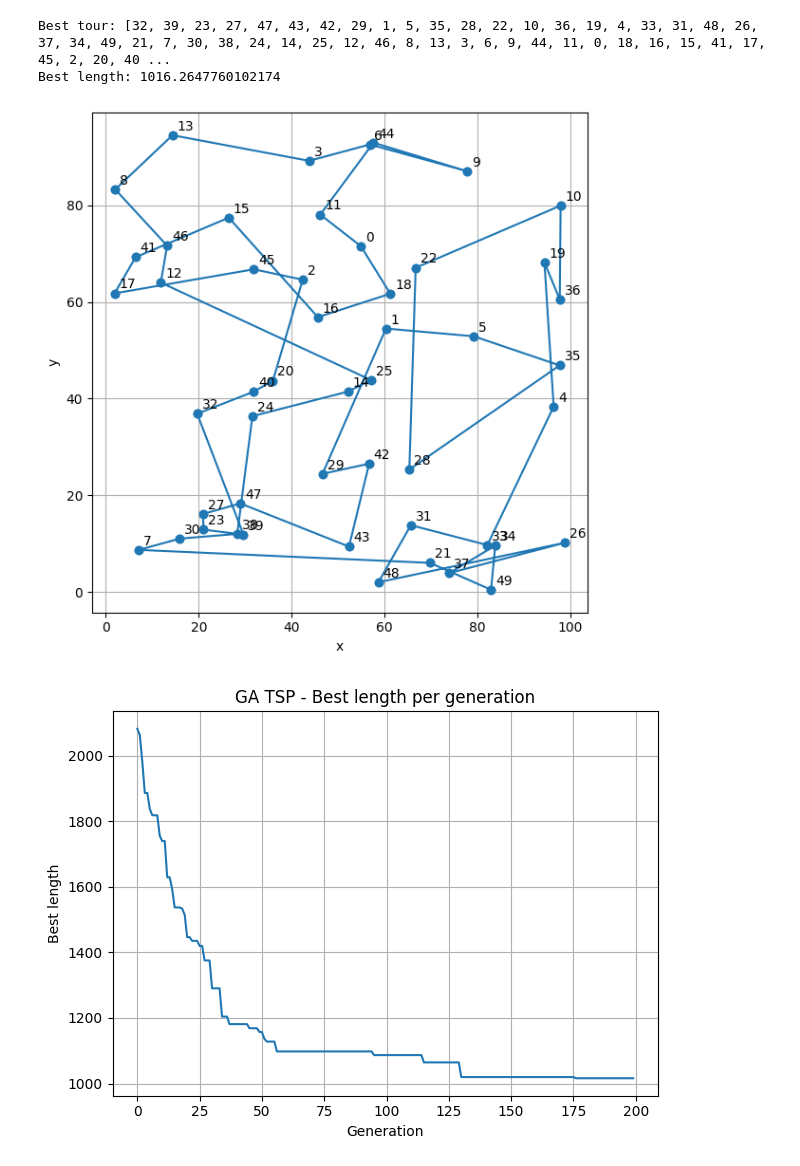
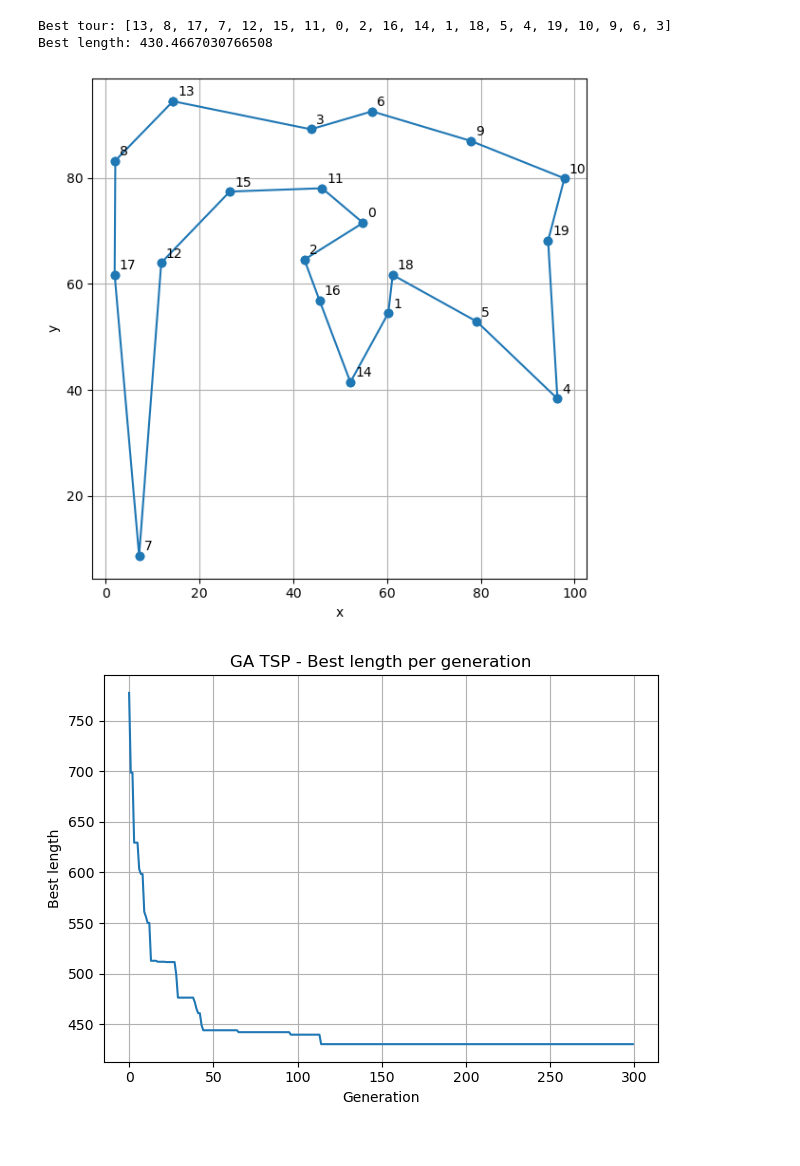
Before and after one commit to takuro913/fukumoto_lec, a Jupyter notebook: tsp.ipynb, the cells around one changed output. Saved outputs shown, nothing was run; the diff lists cells and outputs as text; code cells hidden in the pictures.

```diff
--- a/tsp.ipynb
+++ b/tsp.ipynb
@@ -177,37 +177,37 @@ def plot_tour(cities, tour, best_len):
 
 def plot_history(best_history):
     """
     各世代の最良距離の推移をプロット
     """
     plt.figure()
     plt.plot(best_history)
     plt.xlabel("Generation")
     plt.ylabel("Best length")
     plt.title("GA TSP - Best length per generation")
     plt.grid(True)
     plt.tight_layout()
     plt.show()
 
 
 # 7. 実行例
 
 if __name__ == "__main__":
     cities, best_tour, best_len, best_history = ga_tsp(
-        num_cities=50,#都市数
-        pop_size=50,#個体数（各世代の親の数）
-        generations=200,#世代数
+        num_cities=20,#都市数
+        pop_size=100,#個体数（各世代の親の数）
+        generations=300,#世代数
         crossover_rate=0.9,#交叉率
         mutation_rate=0.2,#突然変異率
         seed=0,#seed=0で乱数の固定。毎回同じ都市配置・同じ最良経路になる。１にすると全く違う都市配置になる。
     )
 
     print("Best tour:", best_tour)
     print("Best length:", best_len)
 
     plot_tour(cities, best_tour, best_len)
     plot_history(best_history)
 # %% [output]
-Best tour: [32, 39, 23, 27, 47, 43, 42, 29, 1, 5, 35, 28, 22, 10, 36, 19, 4, 33, 31, 48, 26, 37, 34, 49, 21, 7, 30, 38, 24, 14, 25, 12, 46, 8, 13, 3, 6, 9, 44, 11, 0, 18, 16, 15, 41, 17, 45, 2, 20, 40 ...
-Best length: 1016.2647760102174
+Best tour: [13, 8, 17, 7, 12, 15, 11, 0, 2, 16, 14, 1, 18, 5, 4, 19, 10, 9, 6, 3]
+Best length: 430.4667030766508
-[figure, old version]
+[figure, new version]
-[figure, old version]
+[figure, new version]
```
